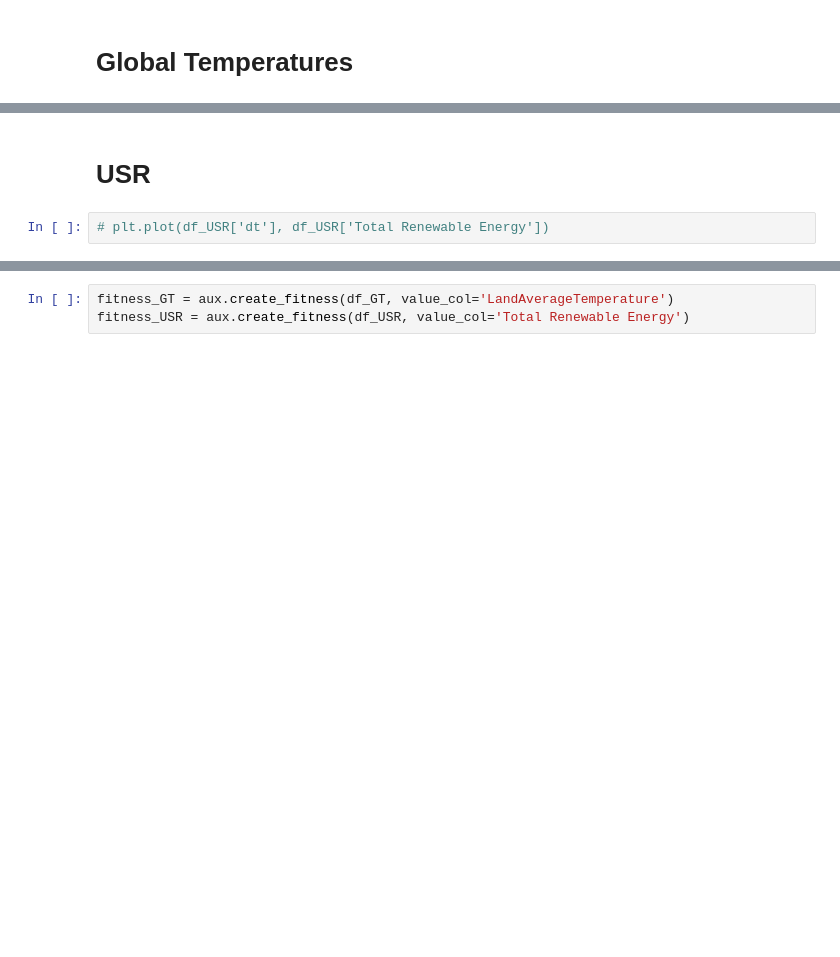
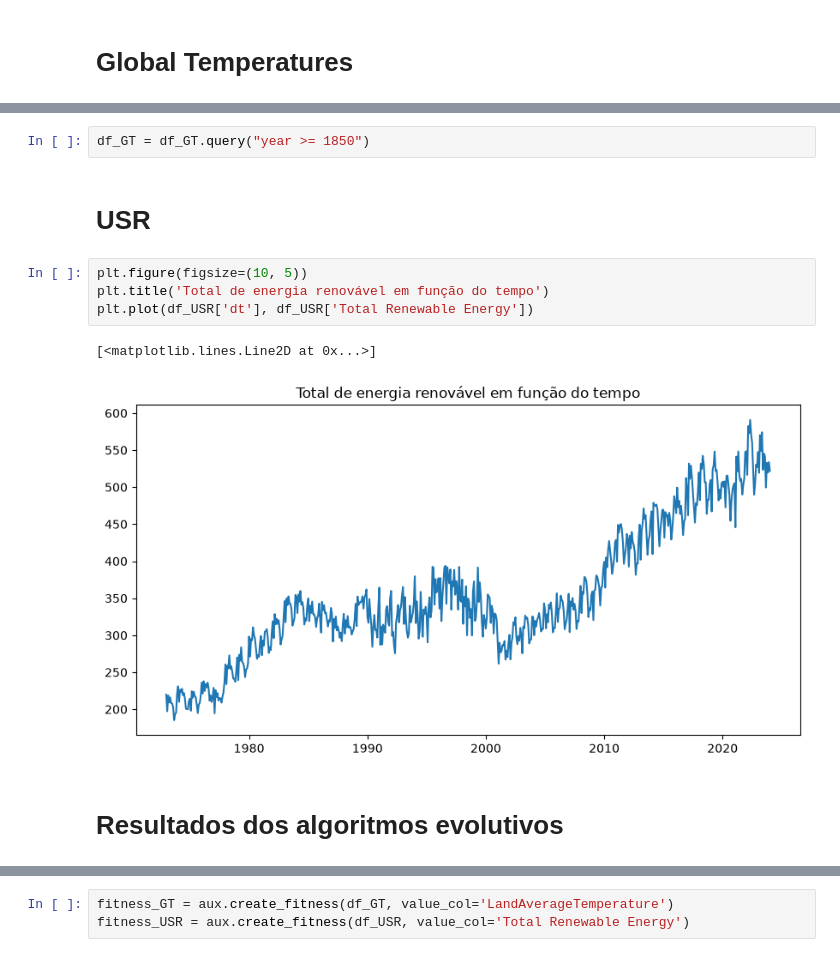
Before and after one commit to mateus2804/TimeSeriesEV, a Jupyter notebook: main.ipynb, the cells around one changed output, grey strips where cells are left out. Saved outputs shown, nothing was run; the diff lists cells and outputs as text; blank space fills up the shorter version.

```diff
--- a/main.ipynb
+++ b/main.ipynb
@@ -56,4 +53,13 @@ df_USR['dt'] = df_USR['Year'].astype(str) + '-' + df_USR['Month'].astype(str)
+# %%
+df_GT = df_GT.query("year >= 1850")
 # %% [markdown]
 # USR
 # %%
-# plt.plot(df_USR['dt'], df_USR['Total Renewable Energy'])
+plt.figure(figsize=(10, 5))
+plt.title('Total de energia renovável em função do tempo')
+plt.plot(df_USR['dt'], df_USR['Total Renewable Energy'])
+# %% [output]
+[<matplotlib.lines.Line2D at 0x...>]
+[figure, added]
+# %% [markdown]
+# Resultados dos algoritmos evolutivos
```
Also changed, not shown: parts of 59 cells of this notebook, 5 other files.
